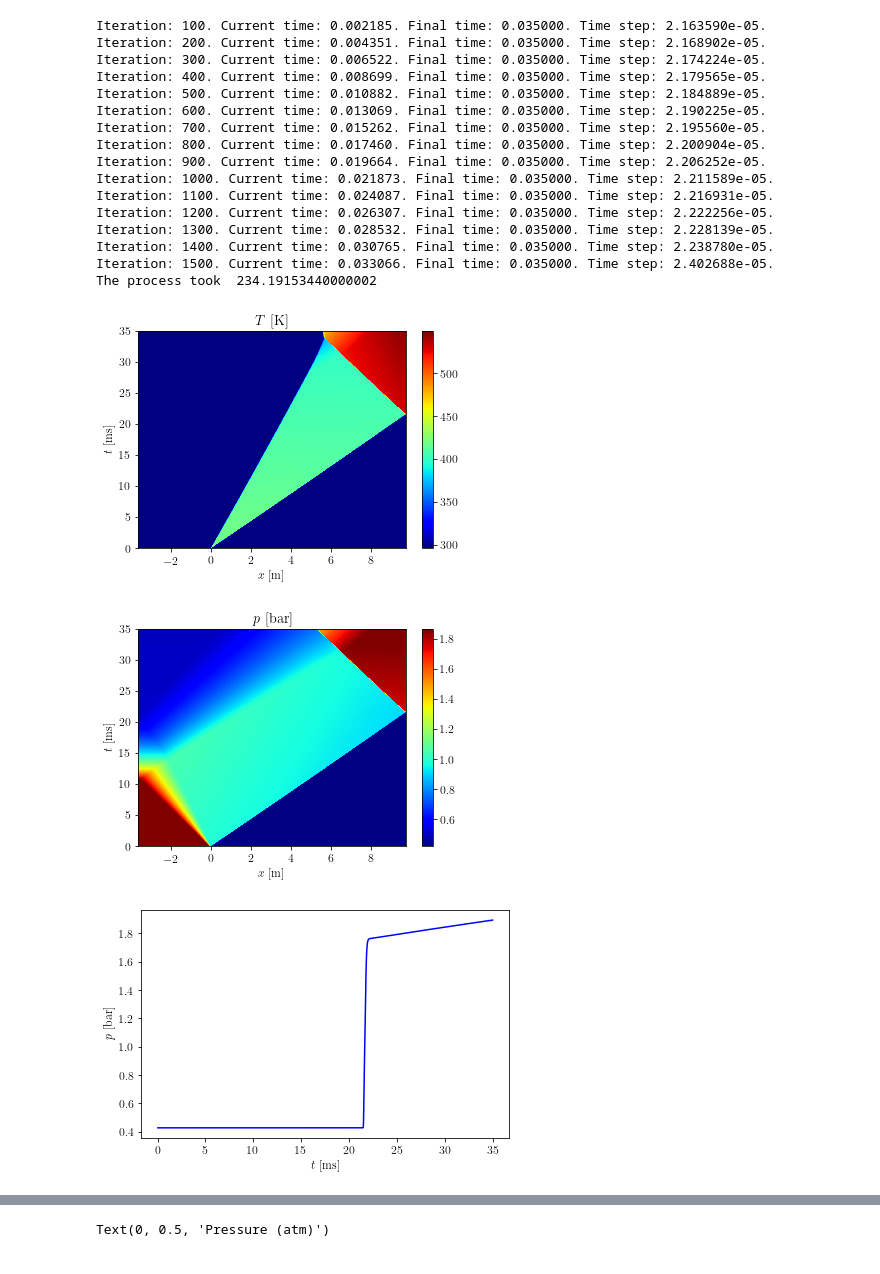
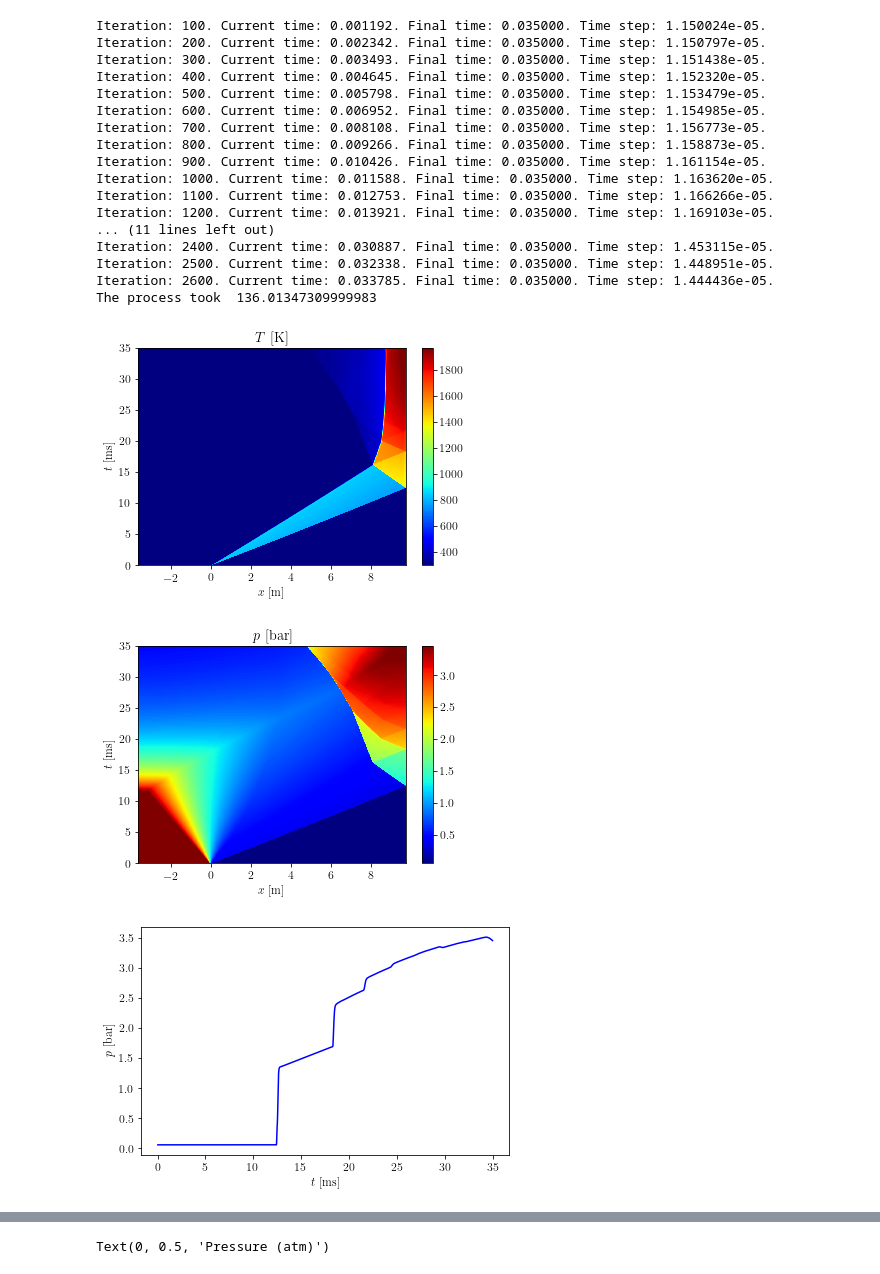
Before and after one commit to jky819/StanShock, a Jupyter notebook: ShockTubeSimulations/Shock_Tube_Simulations.ipynb, the cells around one changed output, grey strips where cells are left out. Drawn from its saved outputs; the diff is of its cells as text; code cells hidden in the pictures.

```diff
--- a/ShockTubeSimulations/Shock_Tube_Simulations.ipynb
+++ b/ShockTubeSimulations/Shock_Tube_Simulations.ipynb
@@ -67,54 +80,55 @@ np.savetxt('positionXT.csv', ssim.positionXT, delimiter=',')
 # %%
 Mixture = {
     'mechanism':"O2Argon.xml",
     'X4':"N2:1",
     'X1':"AR:1"
 }
 
 
 Thermal = {
-    'p4':30*6894.76,#27.5*6894.76,
-    'p1':320.5*133.322,#88.2*133.322,
-    'T1':23+273,
+    'p4':66*6894.76,#27.5*6894.76,
+    'p1':40.559*133.322,#88.2*133.322,
+    'T1':22.7+273,
 }
 
 Sim = {
     'nXFine':1000,
     'tFinal':35e-3,
     'ProbeLoc': 2e-2,
-    'alpha':1, # boundary layer correction term for shear stress. 1 for incompressible case
-    'beta':1, # boundary layer correction term for heat transfer. 1 for incompressible case
+    'alpha':0.9, # boundary layer correction term for shear stress. 1 for incompressible case
+    'beta':0.8, # boundary layer correction term for heat transfer. 1 for incompressible case
     'D_mul':1, # boundary layer correction term for effective diameter. 1 for incompressible case
     'BoundaryLayer': True,
     'Reacting': False,
     'Diffusion': False
 }
 
 Geometry = {
-    'LDriver':3.63,#9.57,
+    'LDriver':3.63,#3.63,#9.57,
     'LDriven':9.73,
     'DDriver':11.53e-2,
     'DDriven':11.53e-2
 }
 ssim = ShockSim(Mixture, Thermal, Sim, Geometry, saveData = False)
 ssim.XT_Diagram()
 # %% [output]
-Iteration: 100. Current time: 0.002185. Final time: 0.035000. Time step: 2.163590e-05.
-Iteration: 200. Current time: 0.004351. Final time: 0.035000. Time step: 2.168902e-05.
-Iteration: 300. Current time: 0.006522. Final time: 0.035000. Time step: 2.174224e-05.
-Iteration: 400. Current time: 0.008699. Final time: 0.035000. Time step: 2.179565e-05.
-Iteration: 500. Current time: 0.010882. Final time: 0.035000. Time step: 2.184889e-05.
-Iteration: 600. Current time: 0.013069. Final time: 0.035000. Time step: 2.190225e-05.
-Iteration: 700. Current time: 0.015262. Final time: 0.035000. Time step: 2.195560e-05.
-Iteration: 800. Current time: 0.017460. Final time: 0.035000. Time step: 2.200904e-05.
-Iteration: 900. Current time: 0.019664. Final time: 0.035000. Time step: 2.206252e-05.
-Iteration: 1000. Current time: 0.021873. Final time: 0.035000. Time step: 2.211589e-05.
-Iteration: 1100. Current time: 0.024087. Final time: 0.035000. Time step: 2.216931e-05.
-Iteration: 1200. Current time: 0.026307. Final time: 0.035000. Time step: 2.222256e-05.
-Iteration: 1300. Current time: 0.028532. Final time: 0.035000. Time step: 2.228139e-05.
-Iteration: 1400. Current time: 0.030765. Final time: 0.035000. Time step: 2.238780e-05.
-Iteration: 1500. Current time: 0.033066. Final time: 0.035000. Time step: 2.402688e-05.
-The process took  234.19153440000002
+Iteration: 100. Current time: 0.001192. Final time: 0.035000. Time step: 1.150024e-05.
+Iteration: 200. Current time: 0.002342. Final time: 0.035000. Time step: 1.150797e-05.
+Iteration: 300. Current time: 0.003493. Final time: 0.035000. Time step: 1.151438e-05.
+Iteration: 400. Current time: 0.004645. Final time: 0.035000. Time step: 1.152320e-05.
+Iteration: 500. Current time: 0.005798. Final time: 0.035000. Time step: 1.153479e-05.
+Iteration: 600. Current time: 0.006952. Final time: 0.035000. Time step: 1.154985e-05.
+Iteration: 700. Current time: 0.008108. Final time: 0.035000. Time step: 1.156773e-05.
+Iteration: 800. Current time: 0.009266. Final time: 0.035000. Time step: 1.158873e-05.
+Iteration: 900. Current time: 0.010426. Final time: 0.035000. Time step: 1.161154e-05.
+Iteration: 1000. Current time: 0.011588. Final time: 0.035000. Time step: 1.163620e-05.
+Iteration: 1100. Current time: 0.012753. Final time: 0.035000. Time step: 1.166266e-05.
+Iteration: 1200. Current time: 0.013921. Final time: 0.035000. Time step: 1.169103e-05.
+... (11 lines left out)
+Iteration: 2400. Current time: 0.030887. Final time: 0.035000. Time step: 1.453115e-05.
+Iteration: 2500. Current time: 0.032338. Final time: 0.035000. Time step: 1.448951e-05.
+Iteration: 2600. Current time: 0.033785. Final time: 0.035000. Time step: 1.444436e-05.
+The process took  136.01347309999983
-[figure, old version]
+[figure, new version]
-[figure, old version]
+[figure, new version]
-[figure, old version]
+[figure, new version]
```
Also changed, not shown: parts of 10 cells of this notebook, 6 other files.
